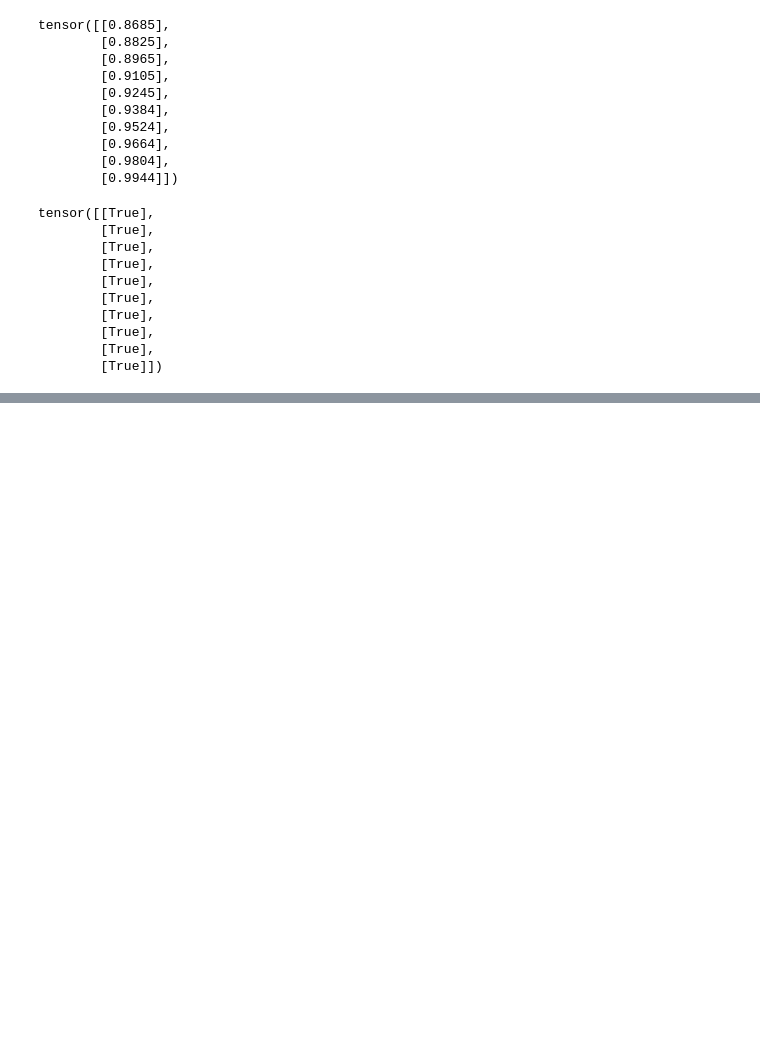
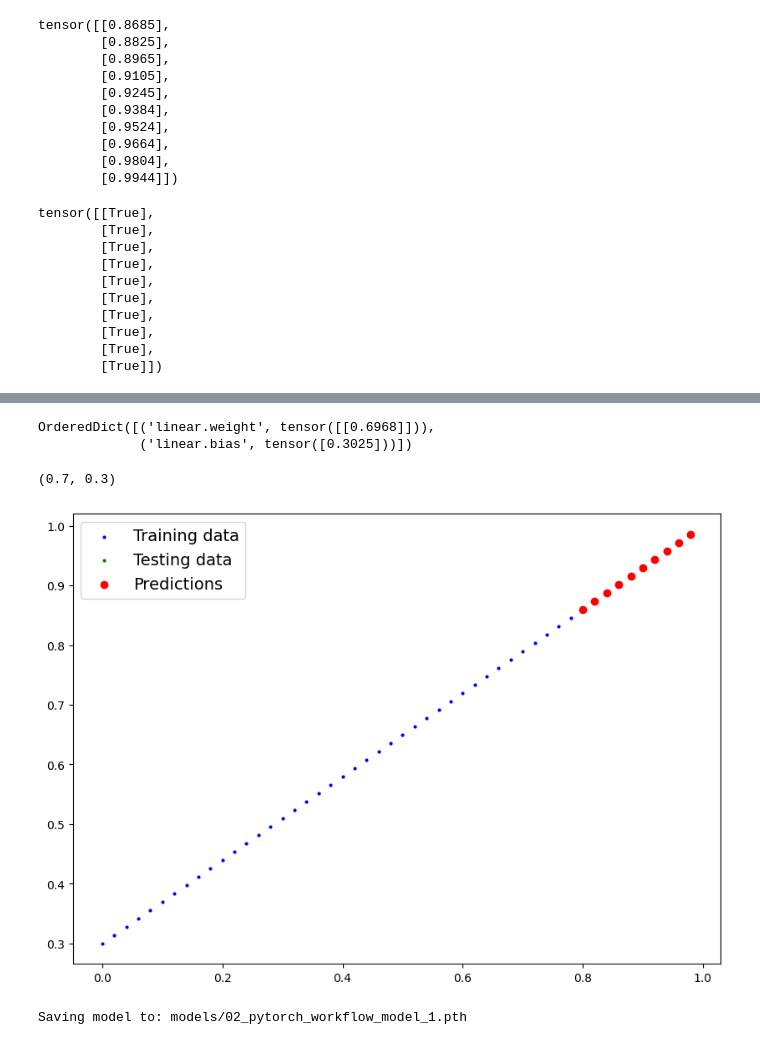
Before and after one commit to danhenriquex/Data-Science-PyTorch, a Jupyter notebook: PyTorch_Workflow.ipynb, the cells around one changed output, grey strips where cells are left out. Drawn from its saved outputs; the diff is of its cells as text; code cells hidden in the pictures; blank space fills up the shorter version.

Commit message:
finishing pytorch workflow module

```diff
--- a/PyTorch_Workflow.ipynb
+++ b/PyTorch_Workflow.ipynb
@@ -504,0 +627,35 @@ tensor([[True],
+# %%
+# Training loop
+
+torch.manual_seed(42)
+
+epochs = 200
+
+for epoch in range(epochs):
+  model_1.train()
+
+  # Forward pass
+  y_pred = model_1(X_train)
+
+  # Calculate loss
+  loss = loss_fn(y_pred, y_train)
+
+  # Zero gradients
+  optimizer.zero_grad()
+
+  # Backward pass
+  loss.backward()
+
+  # Step the optimizer
+  optimizer.step()
+
+  # Testing
+
+  model_1.eval()
+
+  with torch.inference_mode():
+    test_preds = model_1(X_test)
+    test_loss = loss_fn(test_preds, y_test)
+
+  if epoch % 10 == 0:
+    print(f"Epoch: {epoch} | Loss: {loss} | Test loss: {test_loss}")
@@ -504,0 +683,35 @@ tensor([[True],
+# %%
+model_1.state_dict()
+# %% [output]
+OrderedDict([('linear.weight', tensor([[0.6968]])),
+             ('linear.bias', tensor([0.3025]))])
+# %%
+weight, bias
+# %% [output]
+(0.7, 0.3)
+# %%
+# y_preds to plot
+
+with torch.inference_mode():
+  y_preds = model_1(X_test)
+# %%
+plot_predictions(predictions=y_preds)
+# %% [output]
+[figure, added]
+# %%
+from pathlib import Path
+
+# 1. Create model directory
+MODEL_PATH = Path("models")
+MODEL_PATH.mkdir(parents=True, exist_ok=True)
+
+# 2. Create model save path
+MODEL_NAME = "02_pytorch_workflow_model_1.pth"
+MODEL_SAVE_PATH = MODEL_PATH / MODEL_NAME
+
+# 3. Save the model state dict
+print(f"Saving model to: {MODEL_SAVE_PATH}")
+
+torch.save(obj=model_1.state_dict(), f=MODEL_SAVE_PATH)
+# %% [output]
+Saving model to: models/02_pytorch_workflow_model_1.pth
```
Also changed, not shown: parts of 15 cells of this notebook, 1 other file.
